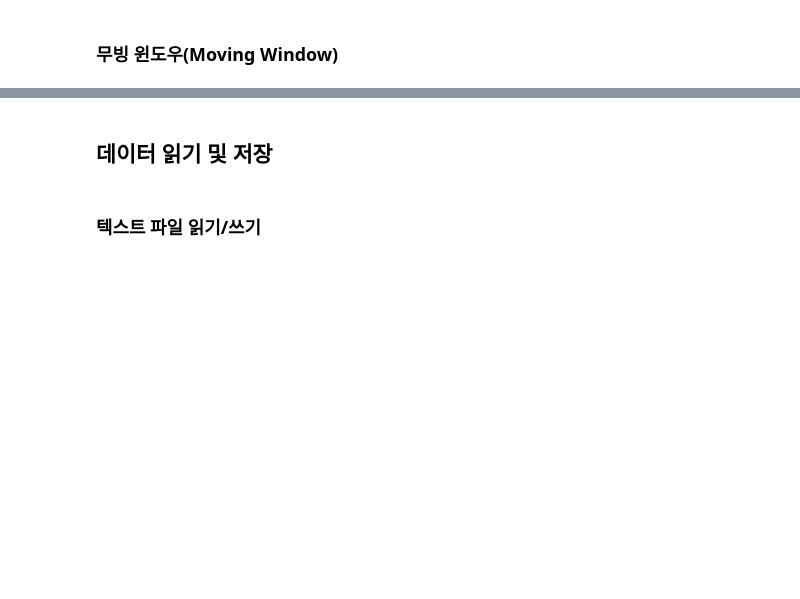
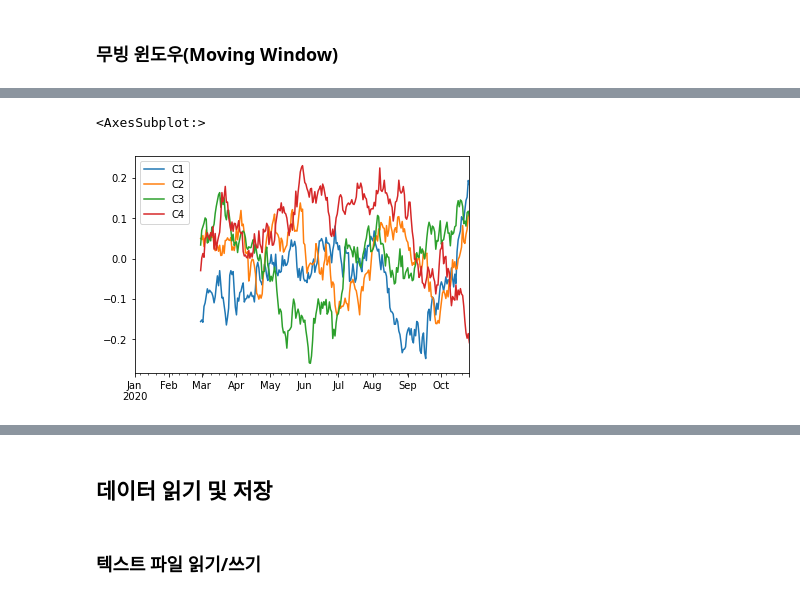
Before and after one commit to wjlee611/studyPython_Library, a Jupyter notebook: Pandas/_Pandas_한번에_제대로_배우기.ipynb, the cells around one changed output, grey strips where cells are left out. Saved outputs shown, nothing was run; the diff lists cells and outputs as text; code cells hidden in the pictures; blank space fills up the shorter version.

```diff
--- a/Pandas/_Pandas_한번에_제대로_배우기.ipynb
+++ b/Pandas/_Pandas_한번에_제대로_배우기.ipynb
@@ -3982,0 +4224,5 @@ dtype: float64
+# %%
+df.rolling(60).mean().plot()
+# %% [output]
+<AxesSubplot:>
+[figure, added]
```
Also changed, not shown: parts of 245 cells of this notebook, 15 other files.
